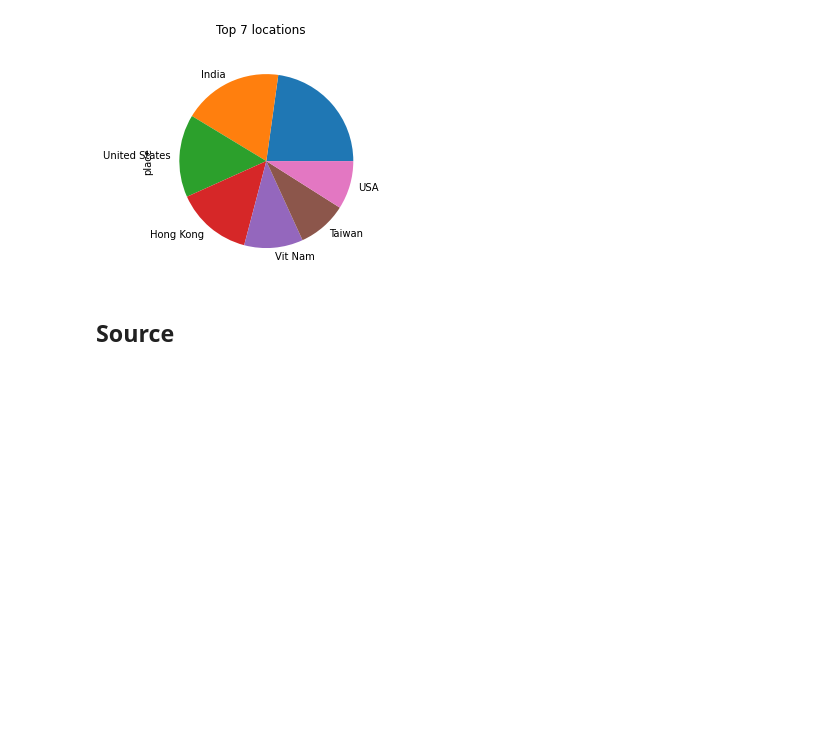
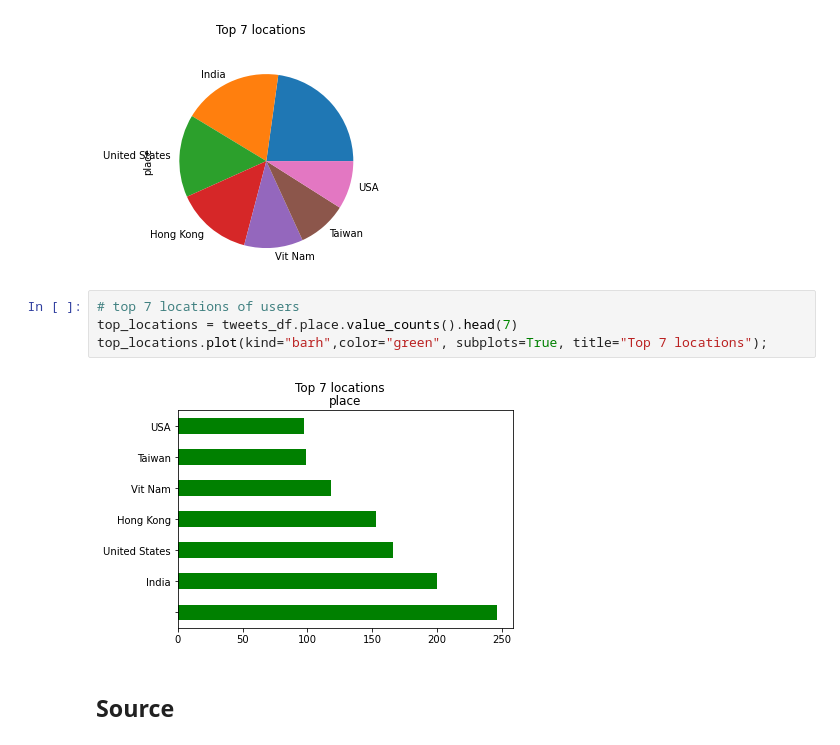
Before and after one commit to zelalemshiferaw/Twitter-Data-Analysis, a Jupyter notebook: Notebooks/data_preprocessing_and_data_exploration.ipynb, the cells around one changed output. Cells and saved outputs as stored; diff of their text form; blank space fills up the shorter version.

```diff
--- a/Notebooks/data_preprocessing_and_data_exploration.ipynb
+++ b/Notebooks/data_preprocessing_and_data_exploration.ipynb
@@ -333,6 +337,12 @@ top_locations = tweets_df.place.value_counts().head(7)
 top_locations.plot(kind="pie", subplots=True, title="Top 7 locations");
 # %% [output]
 [figure]
+# %%
+# top 7 locations of users
+top_locations = tweets_df.place.value_counts().head(7)
+top_locations.plot(kind="barh",color="green", subplots=True, title="Top 7 locations");
+# %% [output]
+[figure, added]
 # %% [markdown]
 ## Source
 # %%
```
Also changed, not shown: parts of 5 cells of this notebook.
